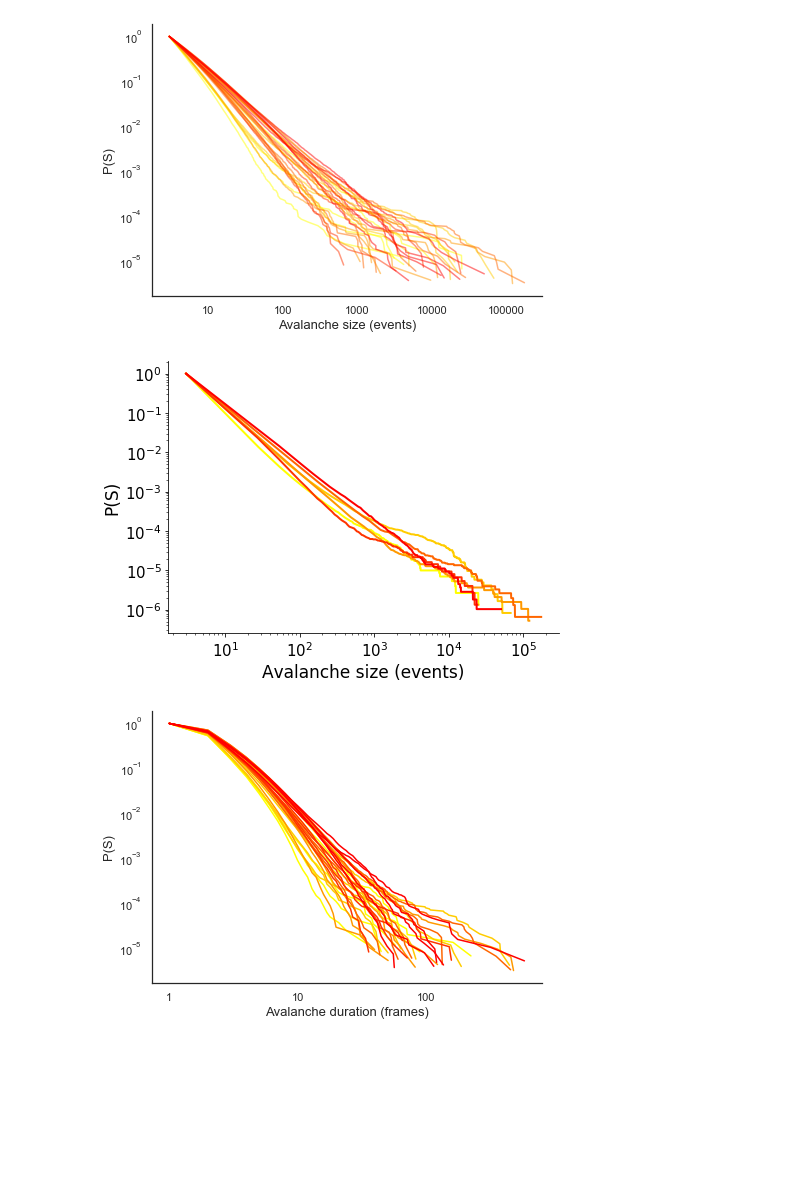
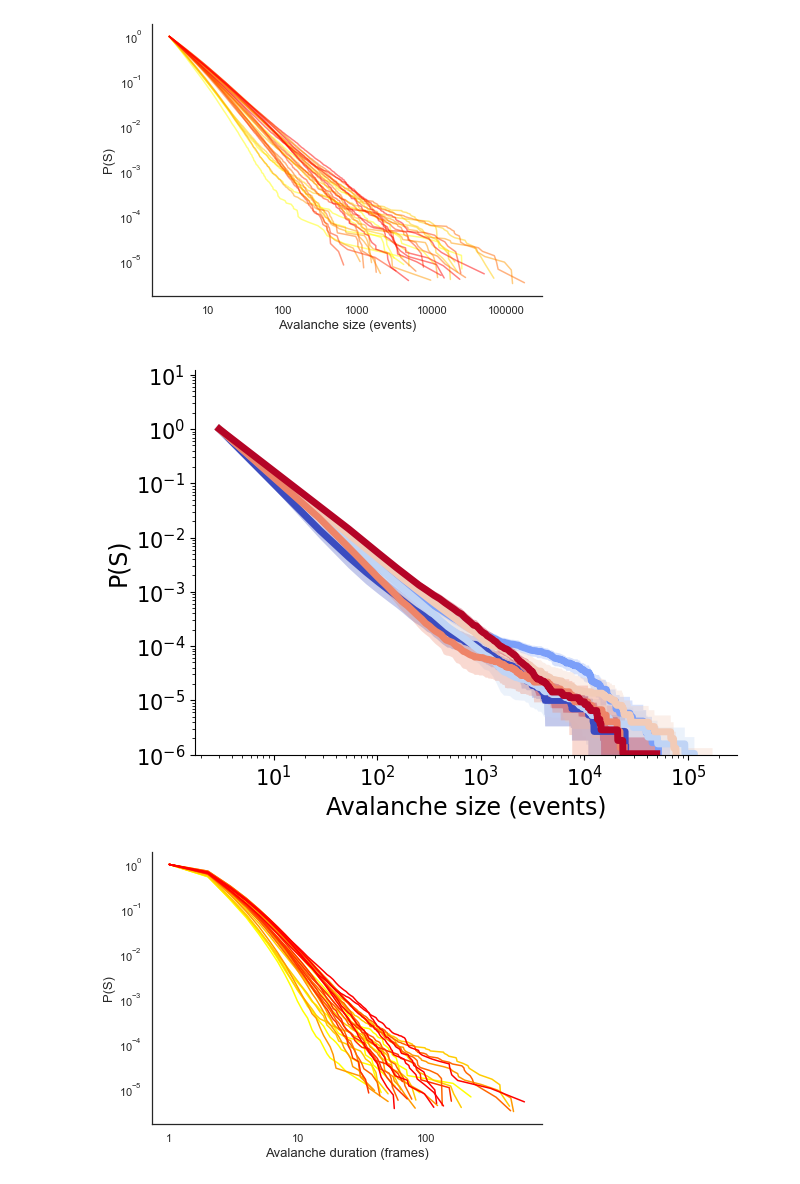
Before and after one commit to dmnburrows/multiscale_dev_dynamics, a Jupyter notebook: av_dev.ipynb, the cells around one changed output. Drawn from its saved outputs; the diff is of its cells as text; code cells hidden in the pictures; blank space fills up the shorter version.

```diff
--- a/av_dev.ipynb
+++ b/av_dev.ipynb
@@ -106,3 +130,30 @@ for i in range(len(trace_l)):
 
 
     print('Processed ' + name)
+# %%
+%autoreload
+# Run brain dynamics stats across all brain areas
+
+reg_list = ['Telencephalon', 'Diencephalon', 'Midbrain', 'Hindbrain']
+
+for i in range(len(trace_l)):
+    trace = np.load(trace_l[i])
+    dff = np.load(dff_l[i])
+    bind = np.load(bind_l[i])
+    coord = (np.load(coord_l[i]))
+    name = adfn.save_name(trace_l[i])
+
+    for reg in reg_list:
+        sub_trace, sub_dff, sub_bind, sub_coord = tfn.select_region(trace, dff, bind, coord, reg)
+        data = tfn.trace_analyse(name, sub_trace, sub_dff, sub_bind, sub_coord) #Initiate class
+
+        #Criticality statistics
+        bind_transformed = sub_bind[:,1:4913].T
+        dynamics = data.dyn_stats(bind_transformed)
+
+        par_list = ['n_states', 'm_dwell', 'null_m_dwell', 'dist', 'le']
+        dic = {}
+        dic.update({par: data.__dict__[par] for par in par_list})
+        np.save(Fdata + 'BLNDEV-WILDTYPE/' + name + '_' + reg + '_dynamics.npy', dic)
+
+    print('Processed ' + name)
@@ -192,29 +278,39 @@ plt.show()
 # %% [output]
 [figure]
 # %%
-#Avalanche size - mean distribution
+from matplotlib import cm
 
-colors  = cm.autumn_r(np.linspace(0,1,len(data_ll)))
+
+colors  = cm.coolwarm(np.linspace(0,1,len(data_ll)))
 choose=0
 fig, axarr = plt.subplots(figsize = (7,5))
 
 for i in range(len(data_ll)):
-    yaxis, xaxis = crfn.mean_av(data_ll[i], 1000, 'size')
-    hist = plt.plot(yaxis, xaxis, c = colors[i], linewidth = 2)
+    yaxis, xaxis, histlist = crfn.mean_av(data_ll[i], 1000, 'size')
+    hist = plt.plot(yaxis, xaxis, c = colors[i], linewidth = 5)
+    stop = 30000
+    xaxis = np.mean(histlist, axis= 0)
+    sem = stats.sem(histlist)
+    minus = (xaxis-(sem))[:stop]
+    #minus [minus < 0.00001] = 0
+    plus = (xaxis+(sem))[:stop]
+    plt.fill_between(yaxis[:stop], minus, plus,facecolor=colors[i],alpha=0.3,linewidth = 0)
+
 
 axarr.get_xaxis().set_major_formatter(matplotlib.ticker.ScalarFormatter())
 axarr.set_xscale('log')
 axarr.set_yscale('log')
 axarr.set_ylabel('P(S)', size = '17')
 axarr.set_xlabel('Avalanche size (events)', size = '17')
 axarr.spines['top'].set_visible(False)
 axarr.spines['right'].set_visible(False)
 plt.yticks(size = 15)
 plt.xticks(size = 15)
+plt.ylim(0.000001)
 #plt.savefig(Ffig + 'avsize_ptz_mean.svg', transparent = True)
 plt.show()
 # %% [output]
-[figure, old version]
+[figure, new version]
 # %%
 #Avalanche dur - all distributions
 
```
Also changed, not shown: parts of 69 cells of this notebook.
